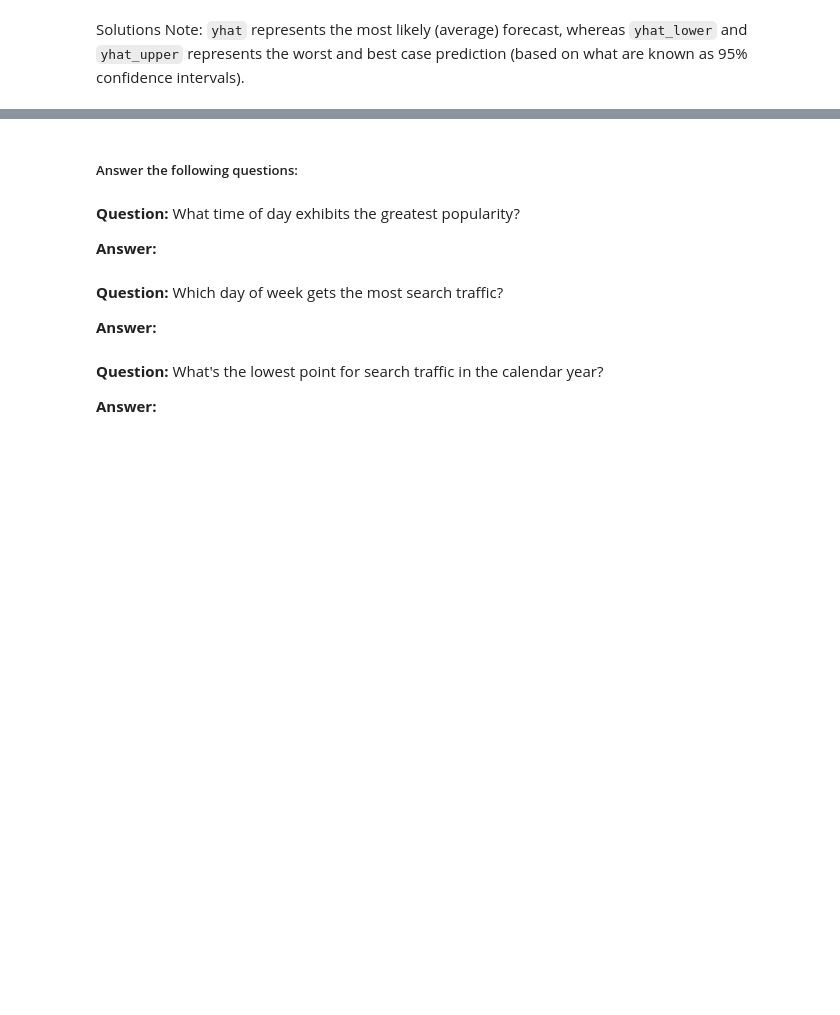
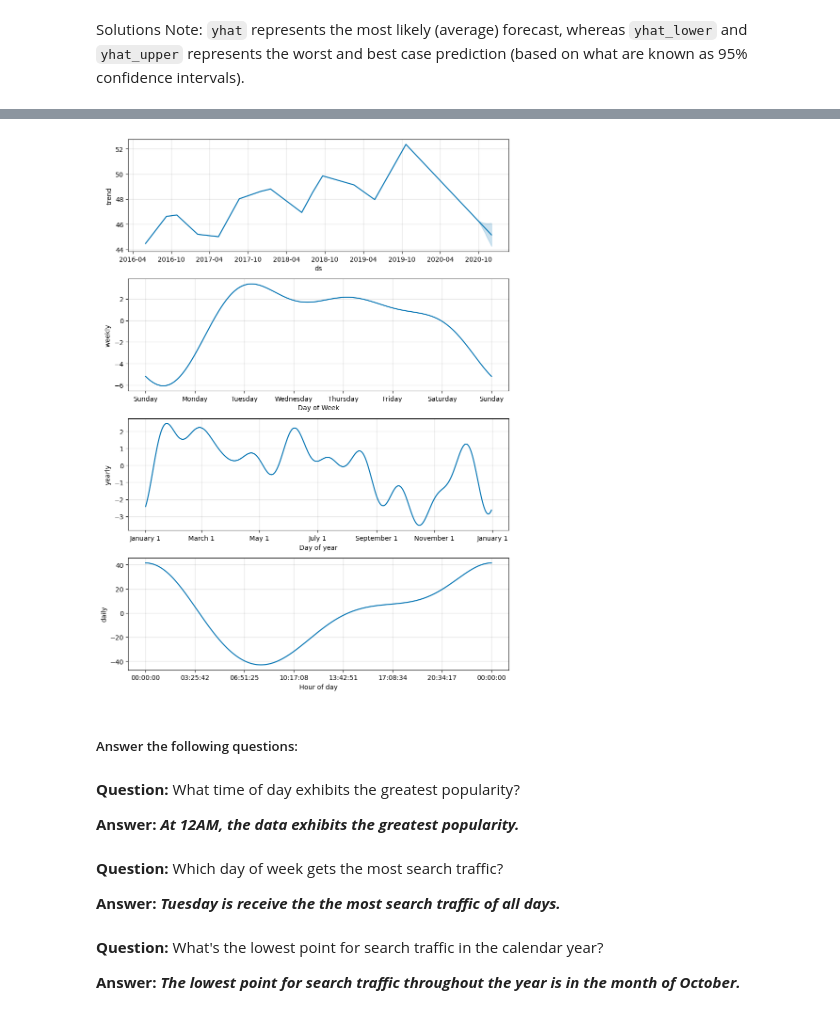
Before and after one commit to ncmoliver/prophet-challenge, a Jupyter notebook: forecasting_net_prophet.ipynb, the cells around one changed output, grey strips where cells are left out. Saved outputs shown, nothing was run; the diff lists cells and outputs as text; code cells hidden in the pictures; blank space fills up the shorter version.

```diff
--- a/forecasting_net_prophet.ipynb
+++ b/forecasting_net_prophet.ipynb
@@ -425,20 +518,24 @@ Solutions Note: `yhat` represents the most likely (average) forecast, whereas `y
 # %%
 # Reset the index in the forecast_mercado_trends DataFrame
-
+forecast_mercado_trends = forecast_mercado_trends.reset_index()
 
 # Use the plot_components function to visualize the forecast results
 # for the forecast_canada DataFrame
+figure2 = m.plot_components(forecast_mercado_trends)
+# %% [output]
+[figure, added]
 # %% [markdown]
 ##### Answer the following questions:
 # %% [markdown]
 **Question:** What time of day exhibits the greatest popularity?
 
 **Answer:**
+***At 12AM, the data exhibits the greatest popularity.***
 # %% [markdown]
 **Question:** Which day of week gets the most search traffic?
 
-**Answer:**
+**Answer:** ***Tuesday is receive the the most search traffic of all days.***
 # %% [markdown]
 **Question:** What's the lowest point for search traffic in the calendar year?
 
-**Answer:**
+**Answer:** ***The lowest point for search traffic throughout the year is in the month of October.***
```
Also changed, not shown: parts of 23 cells of this notebook, 2 other files.
